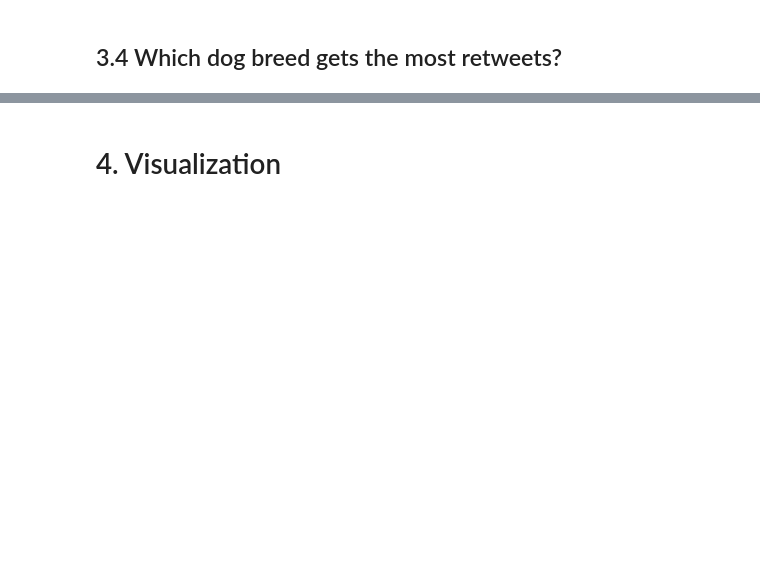
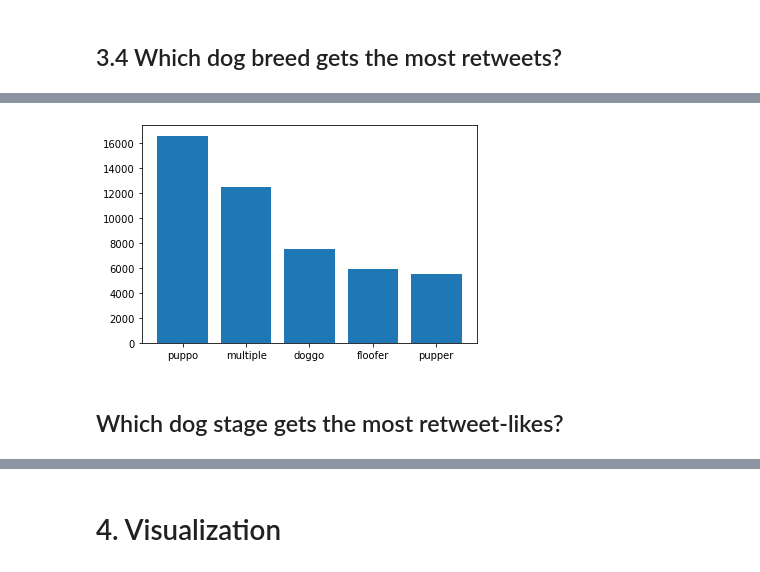
Before and after one commit to KarinWiberg/uc_dataanalyst_project_dogs_of_twitter, a Jupyter notebook: wrangle_act.ipynb, the cells around one changed output, grey strips where cells are left out. Cells and saved outputs as stored; diff of their text form; code cells hidden in the pictures; blank space fills up the shorter version.

```diff
--- a/wrangle_act.ipynb
+++ b/wrangle_act.ipynb
@@ -1469,0 +1537,4 @@ Name: retweet_count, dtype: int64
+# %%
+# dog stage favorite counts
+fave_stage_bars = df_anlze.groupby('dog_stage').mean()['favorite_count'].sort_values(ascending = False)
+fave_stage_bars
@@ -1469,0 +1549,6 @@ Name: retweet_count, dtype: int64
+# %%
+plt.bar(fave_stage_bars.index, fave_stage_bars.values);
+# %% [output]
+[figure, added]
+# %% [markdown]
+## Which dog stage gets the most retweet-likes?
```
Also changed, not shown: parts of 30 cells of this notebook.
